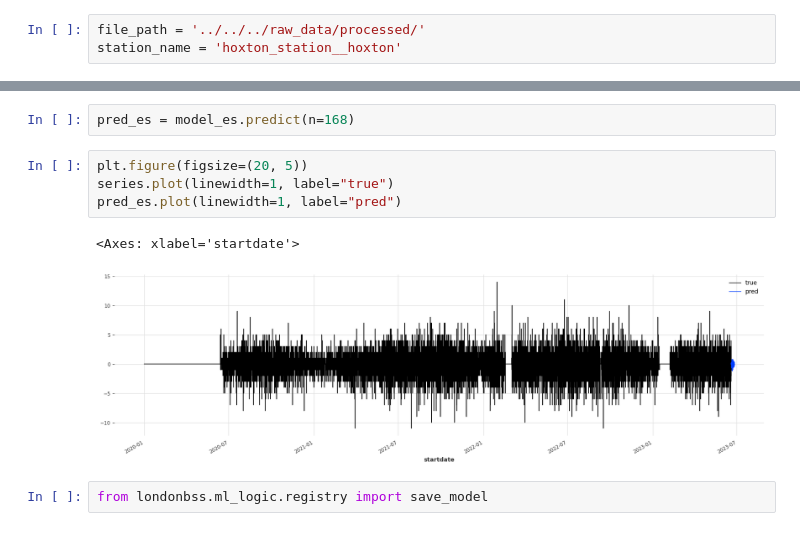
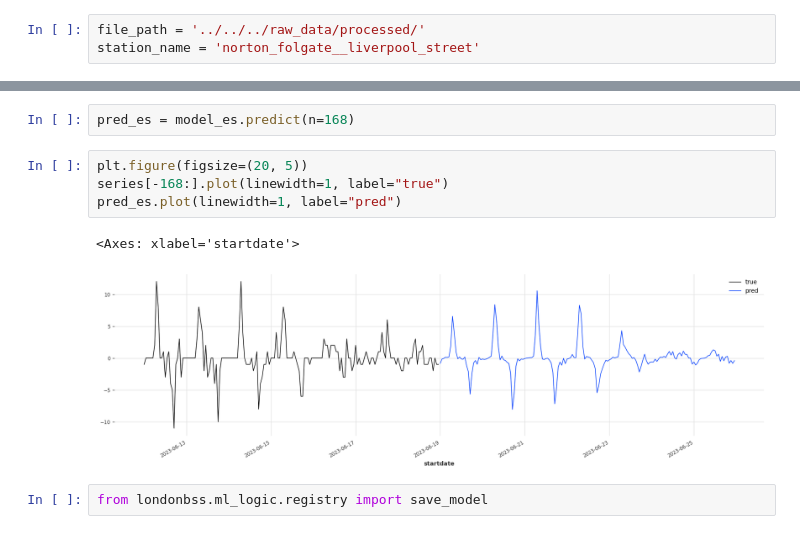
Before and after one commit to elsebasmar/london-bss, a Jupyter notebook: londonbss/notebooks/timeseries/Full_deploy_model.ipynb, the cells around one changed output, grey strips where cells are left out. Drawn from its saved outputs; the diff is of its cells as text.

```diff
--- a/londonbss/notebooks/timeseries/Full_deploy_model.ipynb
+++ b/londonbss/notebooks/timeseries/Full_deploy_model.ipynb
@@ -22,7 +19,7 @@ from londonbss.ml_logic.loadprocessing import get_processed_data
 The `LightGBM` module could not be imported. To enable LightGBM support in Darts, follow the detailed instructions in the installation guide: https://github.com/unit8co/darts/blob/master/INSTALL.md
 # %%
 file_path = '../../../raw_data/processed/'
-station_name = 'hoxton_station__hoxton'
+station_name = 'norton_folgate__liverpool_street'
 # %%
 df = get_processed_data(min_date='2020-01-01', max_date='2023-06-19',station=station_name)
 # %% [output]
@@ -95,11 +89,11 @@ ExponentialSmoothing(trend=None, damped=False, seasonal=SeasonalityMode.ADDITIVE
 pred_es = model_es.predict(n=168)
 # %%
 plt.figure(figsize=(20, 5))
-series.plot(linewidth=1, label="true")
+series[-168:].plot(linewidth=1, label="true")
 pred_es.plot(linewidth=1, label="pred")
 # %% [output]
 <Axes: xlabel='startdate'>
-[figure, old version]
+[figure, new version]
 # %%
 from londonbss.ml_logic.registry import save_model
 # %%
```
Also changed, not shown: parts of 4 cells of this notebook, 2 other files.
